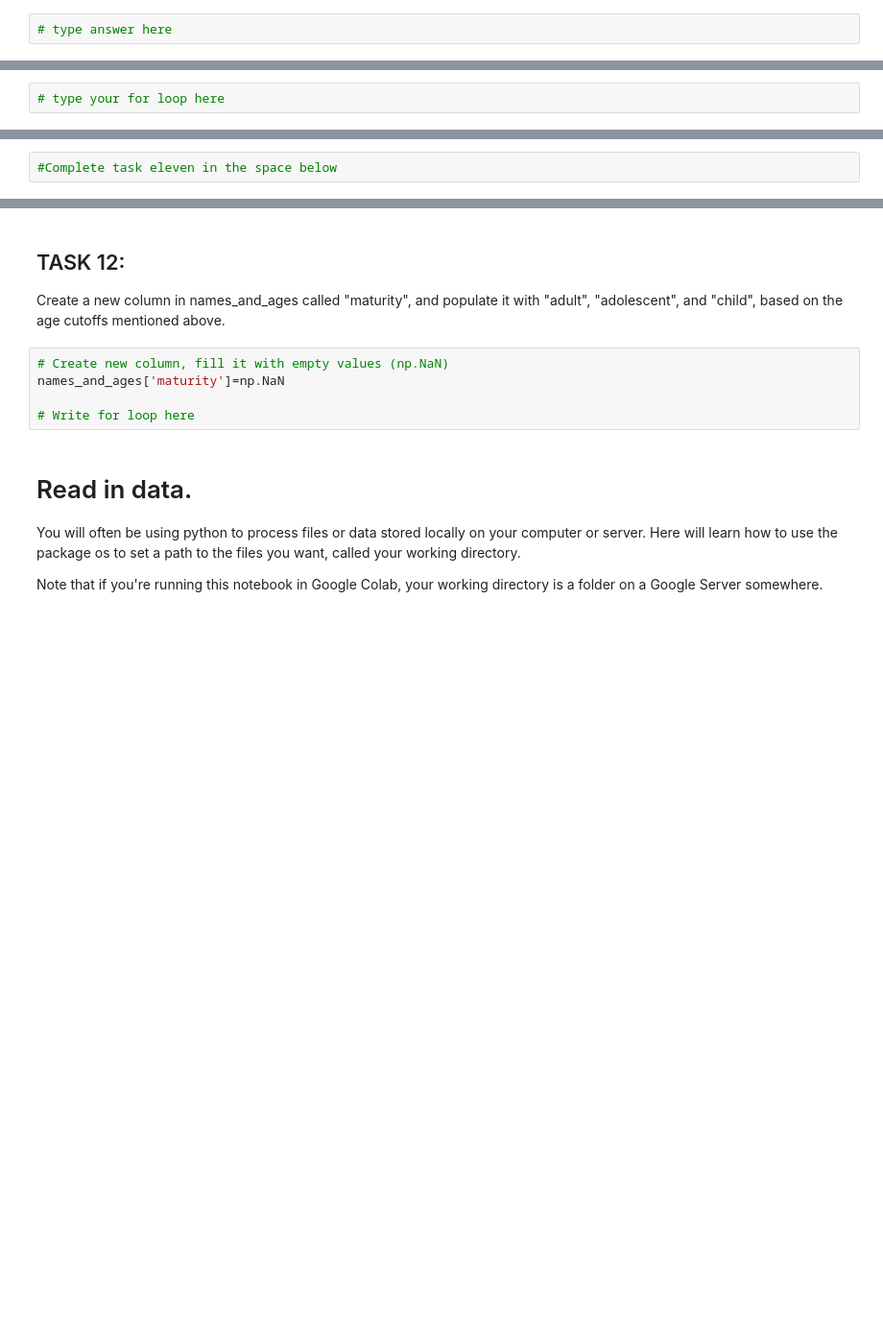
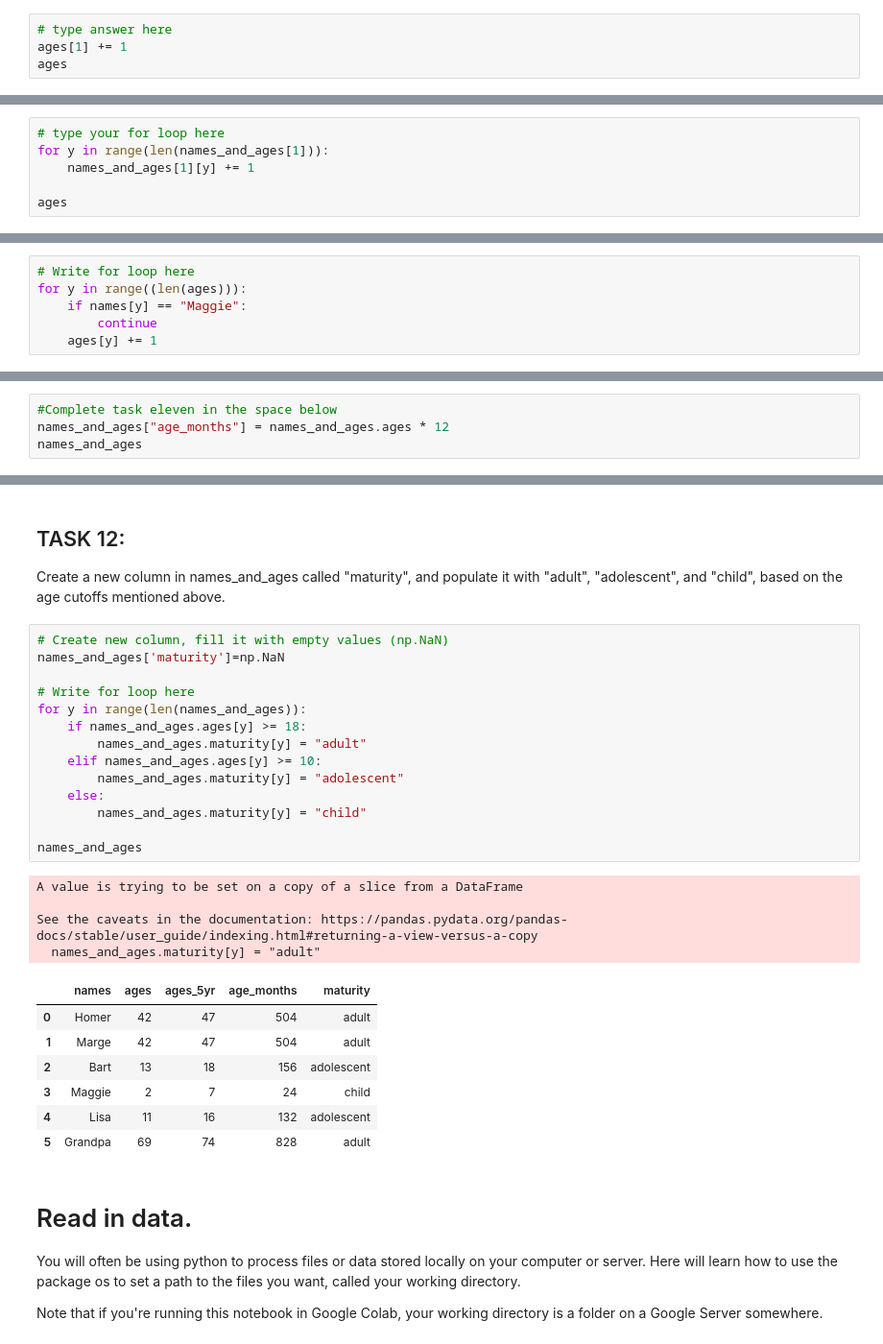
Before and after one commit to LizCarter492/EnvDatSci, a Jupyter notebook: CodeSprints/Python101.ipynb, the cells around one changed output, grey strips where cells are left out. Shown at 96% size. Saved outputs shown, nothing was run; the diff lists cells and outputs as text; blank space fills up the shorter version.

```diff
--- a/CodeSprints/Python101.ipynb
+++ b/CodeSprints/Python101.ipynb
@@ -220,3 +283,5 @@ Add an extra person to the list, named Grandpa, who is 67 years old. *Hint: Goog
 Maggie just had a birthday! Change her age accordingly in the list.
 # %%
 # type answer here
+ages[1] += 1
+ages
@@ -253,3 +330,7 @@ for y in range(len(ages)):
 Use the range function in a for loop to add 1 year to everyone's age in the names_and_ages list and print the result to the screen.
 # %%
 # type your for loop here
+for y in range(len(names_and_ages[1])):
+    names_and_ages[1][y] += 1
+
+ages
@@ -276,3 +357,9 @@ Using if, elif, and/or else statements, write a for loop that adds 1 year to eve
+# %%
+# Write for loop here
+for y in range((len(ages))):
+    if names[y] == "Maggie":
+        continue
+    ages[y] += 1
 # %% [markdown]
 # numpy arrays and pandas dataframes
 # %% [markdown]
@@ -323,3 +455,5 @@ print(names_and_ages.iloc[0,2])
 Create a new column in names_and_ages called "age_months", and populate it with each indiviuals age in months (approximately age in years times 12).
 # %%
 #Complete task eleven in the space below
+names_and_ages["age_months"] = names_and_ages.ages * 12
+names_and_ages
@@ -329,8 +471,29 @@ Create a new column in names_and_ages called "maturity", and populate it with "a
 # %%
 # Create new column, fill it with empty values (np.NaN)
 names_and_ages['maturity']=np.NaN
 
 # Write for loop here
+for y in range(len(names_and_ages)):
+    if names_and_ages.ages[y] >= 18:
+        names_and_ages.maturity[y] = "adult"
+    elif names_and_ages.ages[y] >= 10:
+        names_and_ages.maturity[y] = "adolescent"
+    else:
+        names_and_ages.maturity[y] = "child"
+
+names_and_ages
+# %% [output]
+A value is trying to be set on a copy of a slice from a DataFrame
+
+See the caveats in the documentation: https://pandas.pydata.org/pandas-docs/stable/user_guide/indexing.html#returning-a-view-versus-a-copy
+  names_and_ages.maturity[y] = "adult"
+|  | names | ages | ages_5yr | age_months | maturity |
+| 0 | Homer | 42 | 47 | 504 | adult |
+| 1 | Marge | 42 | 47 | 504 | adult |
+| 2 | Bart | 13 | 18 | 156 | adolescent |
+| 3 | Maggie | 2 | 7 | 24 | child |
+| 4 | Lisa | 11 | 16 | 132 | adolescent |
+| 5 | Grandpa | 69 | 74 | 828 | adult |
 # %% [markdown]
 # Read in data.
 You will often be using python to process files or data stored locally on your computer or server. Here will learn how to use the package os to set a path to the files you want, called your working directory.
```
Also changed, not shown: parts of 41 cells of this notebook, 1 other file.
